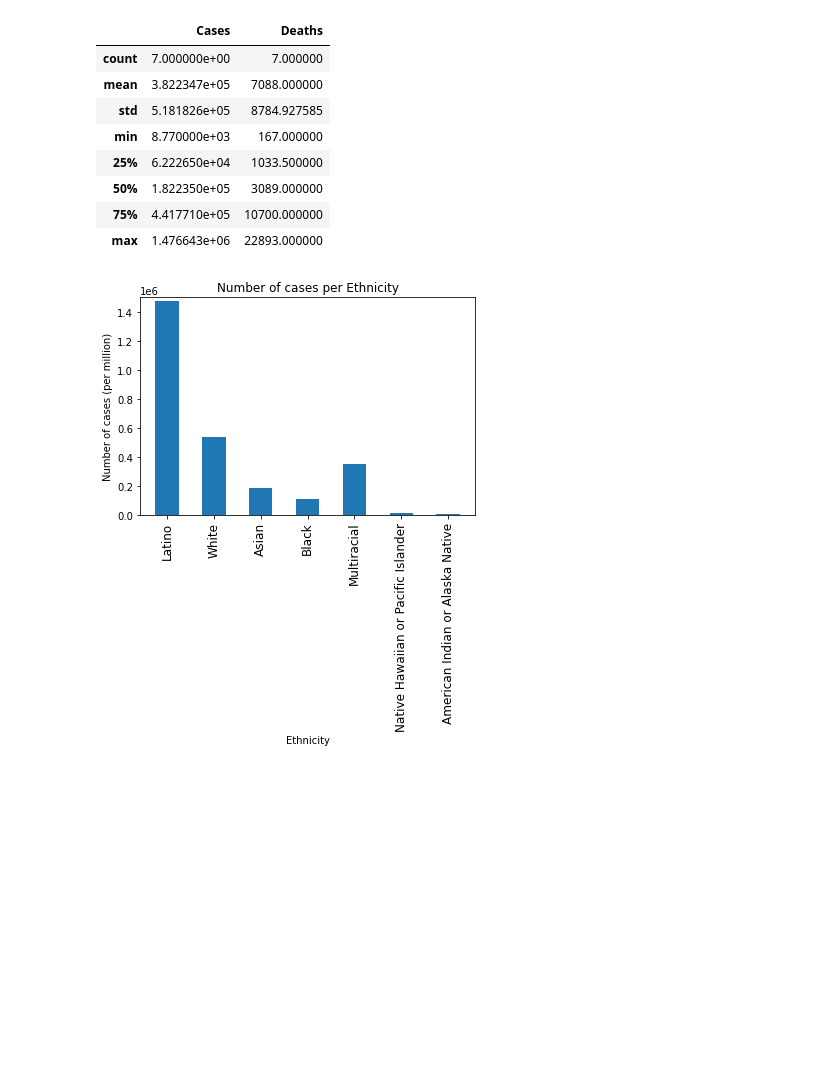
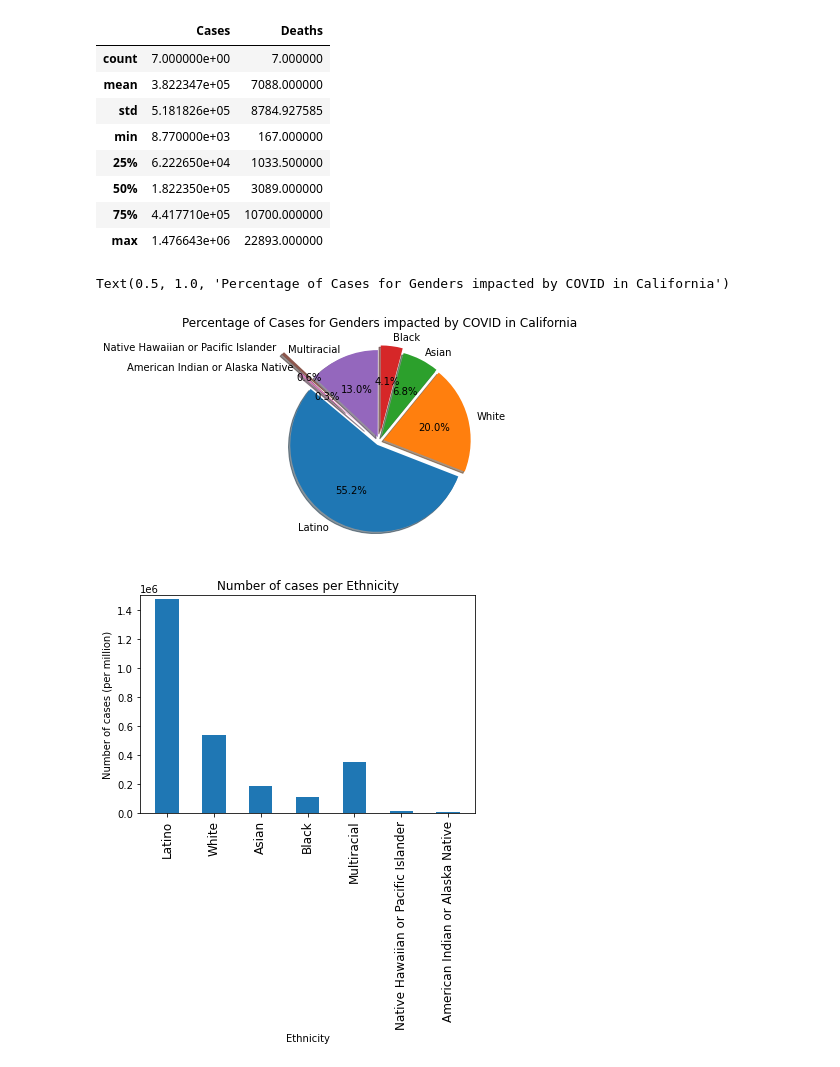
Before and after one commit to JohnGlendening/Project-1_2021, a Jupyter notebook: California gov/California_Ethnicity.ipynb, the cells around one changed output. Drawn from its saved outputs; the diff is of its cells as text; code cells hidden in the pictures; blank space fills up the shorter version.

Commit message:
updated charts to include pie chart

```diff
--- a/California gov/California_Ethnicity.ipynb
+++ b/California gov/California_Ethnicity.ipynb
@@ -172,6 +172,21 @@ Ethnic_df.describe()
 | 50% | 1.822350e+05 | 3089.000000 |
 | 75% | 4.417710e+05 | 10700.000000 |
 | max | 1.476643e+06 | 22893.000000 |
+# %%
+#Pie chart of the percentage(%) of genders impacted in California
+sizes=Ethnic_df["Cases"]
+
+labels=Ethnic_df["Ethnicities"].unique()
+
+explode= (0.05,0.05,0.05,0.1,0.05,0.5,0.2)
+
+plt.pie(sizes, labels=labels,explode=explode,
+        autopct="%1.1f%%", shadow=True, startangle=140)
+
+plt.title("Percentage of Cases for Genders impacted by COVID in California")
+# %% [output]
+Text(0.5, 1.0, 'Percentage of Cases for Genders impacted by COVID in California')
+[figure, added]
 # %%
 Ethincities = Ethnic_df["Ethnicities"]
 Cases_load = Ethnic_df["Cases"]
```
Also changed, not shown: parts of 1 cell of this notebook.
